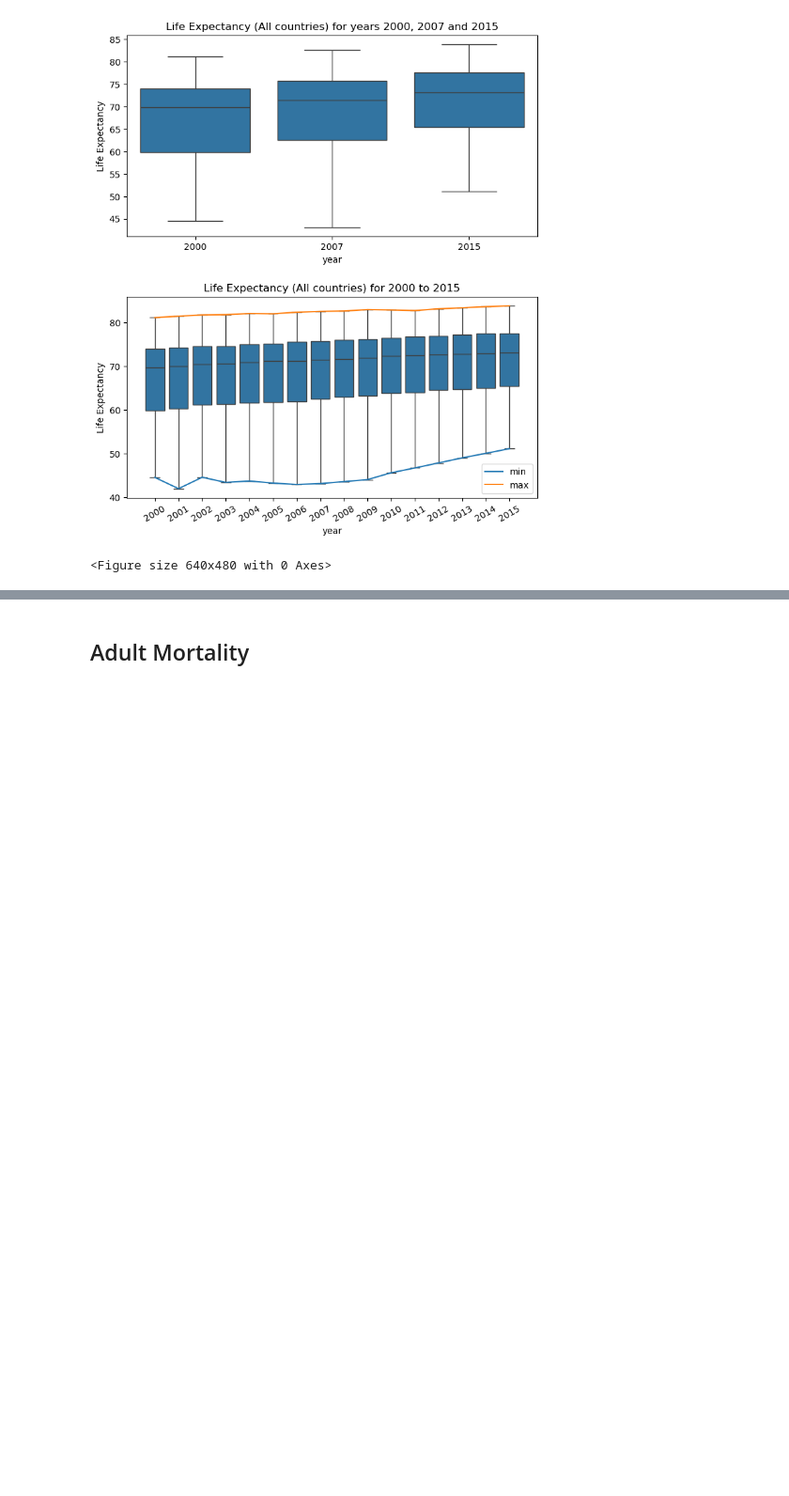
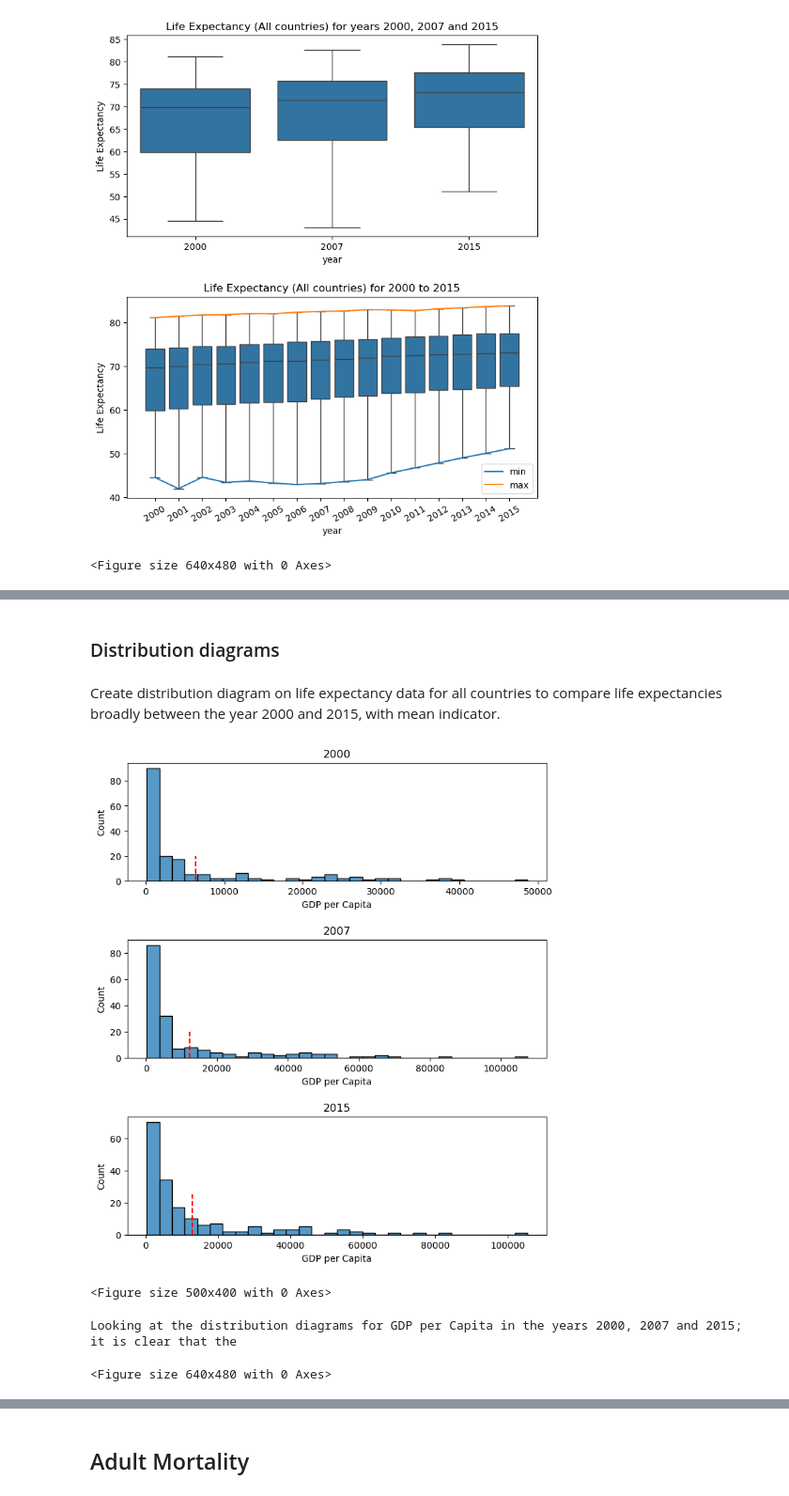
Before and after one commit to WVDevCode/Life_Expectancy_and_GDP, a Jupyter notebook: Notebooks/descriptive_analysis.ipynb, the cells around one changed output, grey strips where cells are left out. Shown at 94% size. Drawn from its saved outputs; the diff is of its cells as text; code cells hidden in the pictures; blank space fills up the shorter version.

```diff
--- a/Notebooks/descriptive_analysis.ipynb
+++ b/Notebooks/descriptive_analysis.ipynb
@@ -132,0 +200,46 @@ plt.clf()
+# %% [markdown]
+### Distribution diagrams
+# %% [markdown]
+Create distribution diagram on life expectancy data for all countries to compare life expectancies broadly between the year 2000 and 2015, with mean indicator.
+# %%
+year_2000_gdp_all = life_expectancy['gdp_per_capita'][life_expectancy['year'] == 2000]
+year_2000_gdp_mean = np.mean(life_expectancy['gdp_per_capita'][life_expectancy['year'] == 2000])
+year_2007_gdp_all = life_expectancy['gdp_per_capita'][life_expectancy['year'] == 2007]
+year_2007_gdp_mean = np.mean(life_expectancy['gdp_per_capita'][life_expectancy['year'] == 2007])
+year_2015_gdp_all = life_expectancy['gdp_per_capita'][life_expectancy['year'] == 2015]
+year_2015_gdp_mean = np.mean(life_expectancy['gdp_per_capita'][life_expectancy['year'] == 2015])
+
+
+plt.subplot(3, 1, 1)
+sns.histplot(list(year_2000_gdp_all), bins=30)
+plt.subplots_adjust(0, 1, 1, 2.5, 3, 0.5)
+plt.vlines(year_2000_gdp_mean, 0, 20, colors='red', linestyles='--')
+plt.title('2000')
+plt.xlabel('GDP per Capita')
+plt.xlim()
+plt.subplot(3, 1, 2)
+sns.histplot(list(year_2007_gdp_all), bins=30)
+plt.vlines(year_2007_gdp_mean, 0, 20, colors='red', linestyles='--')
+plt.title('2007')
+plt.xlabel('GDP per Capita')
+plt.xlim()
+plt.xlim()
+plt.subplot(3, 1, 3)
+sns.histplot(list(year_2015_gdp_all), bins=30)
+plt.vlines(year_2015_gdp_mean, 0, 25, colors='red', linestyles='--')
+plt.title('2015')
+plt.xlabel('GDP per Capita')
+plt.xlim()
+plt.xlim()
+plt.figure(figsize= [5, 4])
+plt.show()
+plt.clf()
+
+countries_above_20000_gdp = len(list(life_expectancy['gdp_per_capita'][(life_expectancy['gdp_per_capita'] >= 20000) & (life_expectancy['year'] == 2015)]))
+
+print(f'Looking at the distribution diagrams for GDP per Capita in the years 2000, 2007 and 2015; it is clear that the ')
+# %% [output]
+[figure, added]
+<Figure size 500x400 with 0 Axes>
+Looking at the distribution diagrams for GDP per Capita in the years 2000, 2007 and 2015; it is clear that the
+<Figure size 640x480 with 0 Axes>
```
Also changed, not shown: parts of 13 cells of this notebook, 32 other files.
